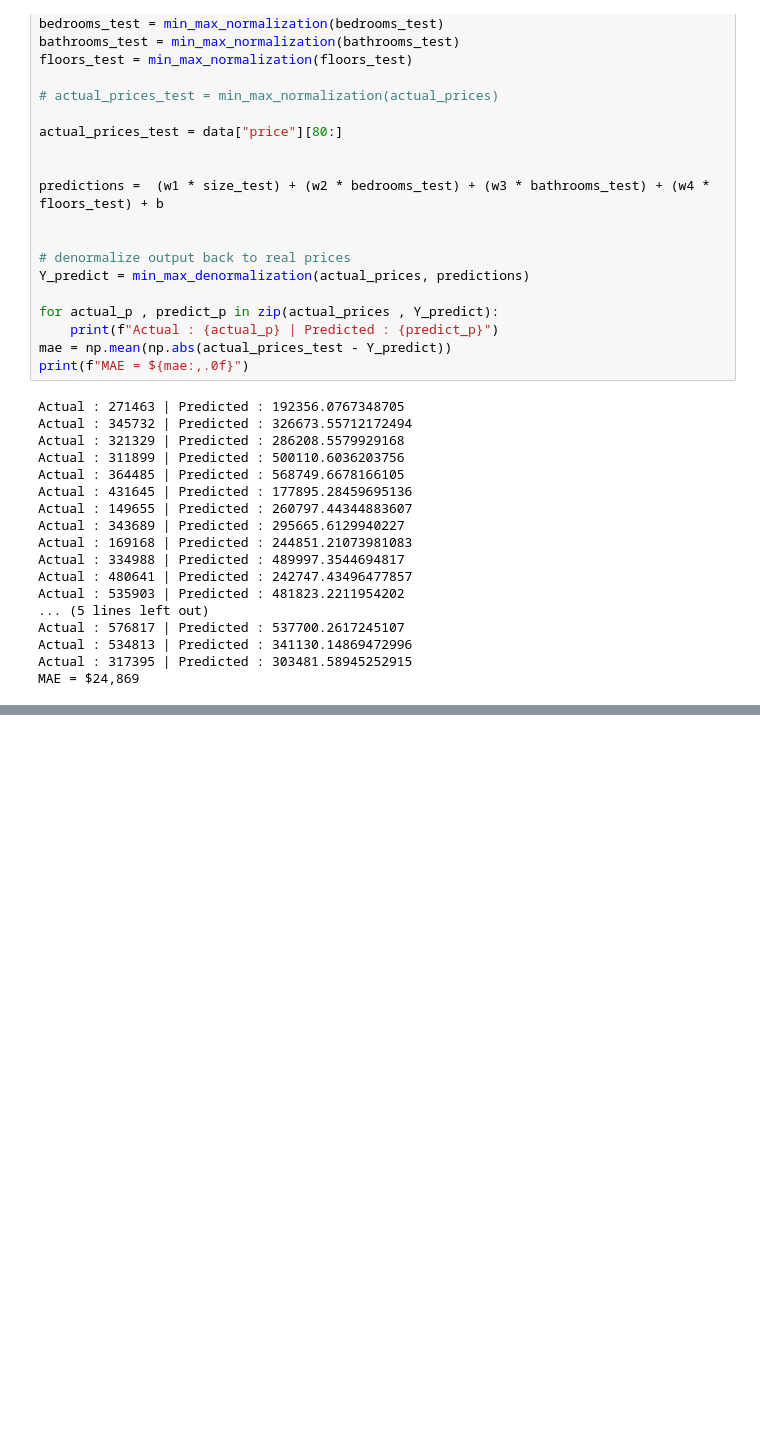
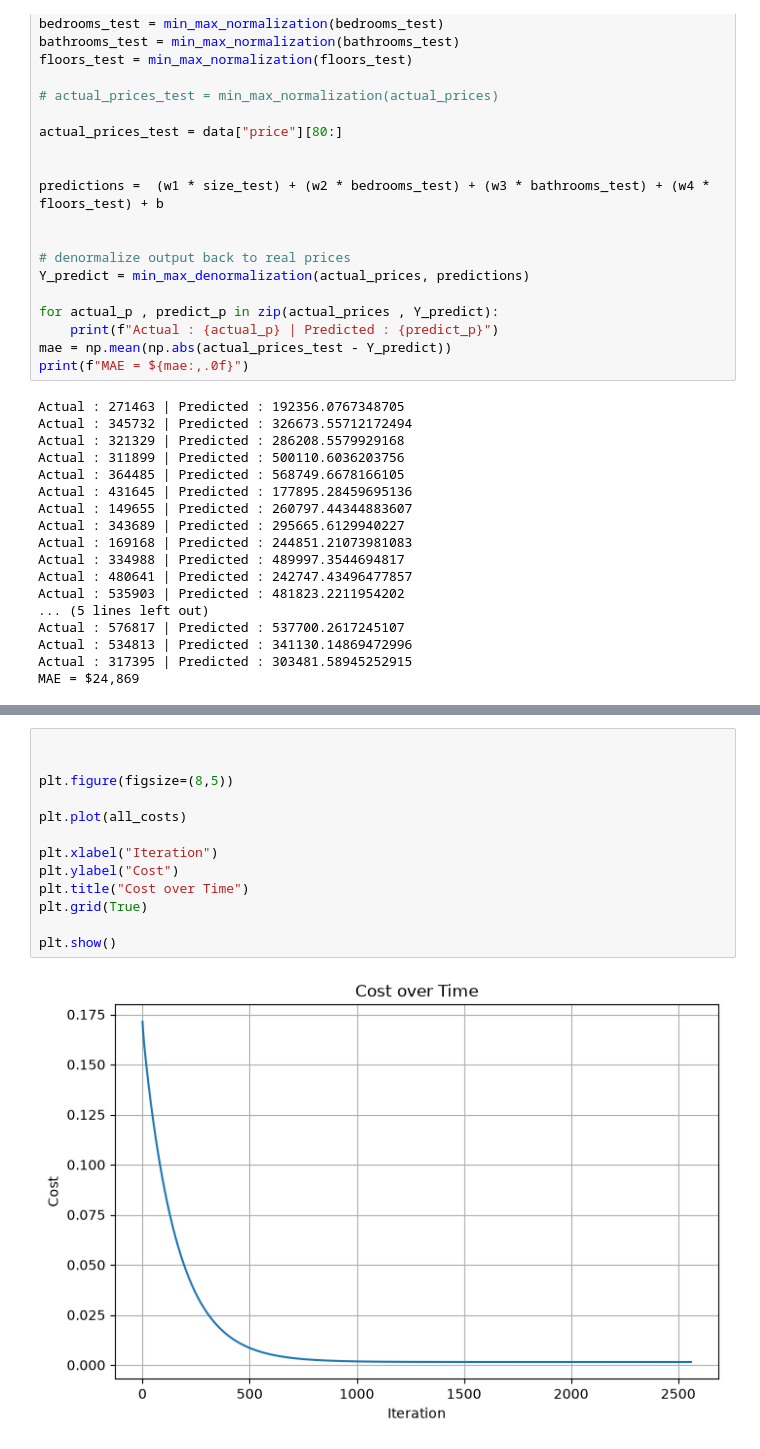
Before and after one commit to dawoodafzal62138/My-ML-Journey, a Jupyter notebook: Phase 2/Projects/Linear Regression from scratch/LR_many feature.ipynb, the cells around one changed output, grey strips where cells are left out. Cells and saved outputs as stored; diff of their text form; blank space fills up the shorter version.

```diff
--- a/Phase 2/Projects/Linear Regression from scratch/LR_many feature.ipynb
+++ b/Phase 2/Projects/Linear Regression from scratch/LR_many feature.ipynb
@@ -197,0 +240,15 @@ plt.show()
+# %%
+
+
+plt.figure(figsize=(8,5))
+
+plt.plot(all_costs)
+
+plt.xlabel("Iteration")
+plt.ylabel("Cost")
+plt.title("Cost over Time")
+plt.grid(True)
+
+plt.show()
+# %% [output]
+[figure, added]
```
Also changed, not shown: parts of 9 cells of this notebook, 1 other file.
